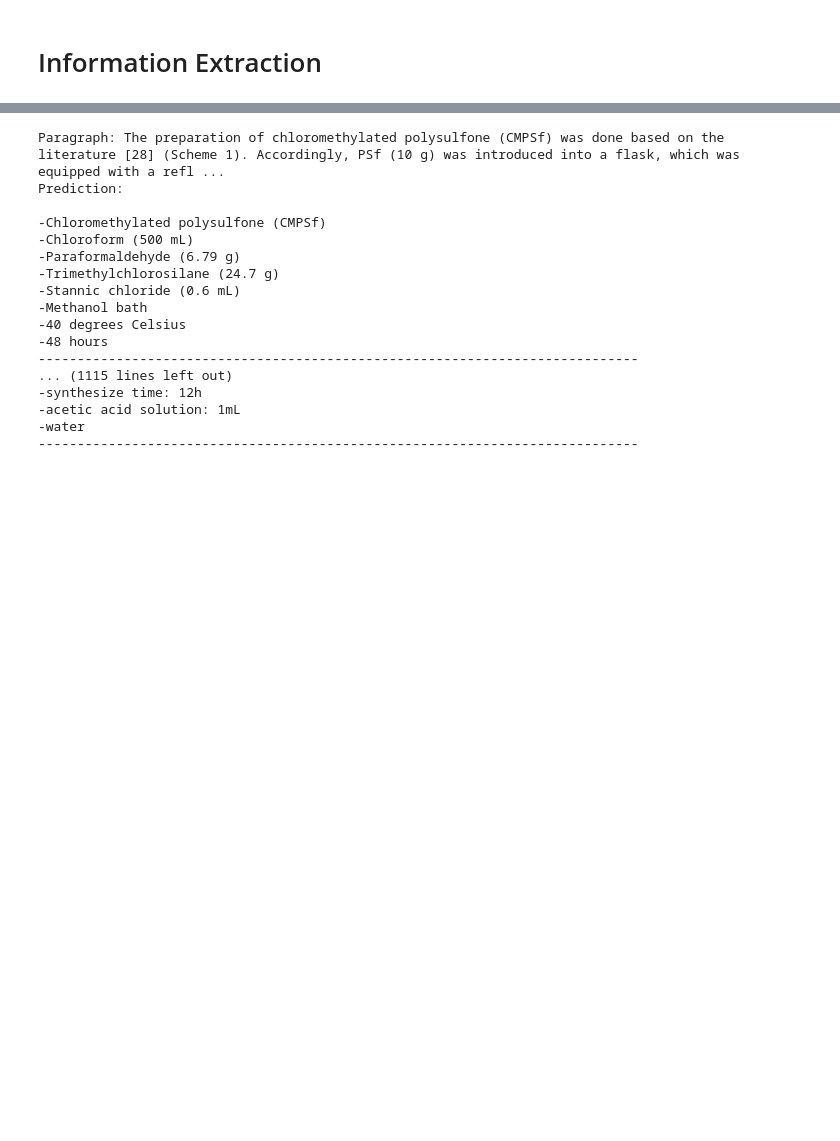
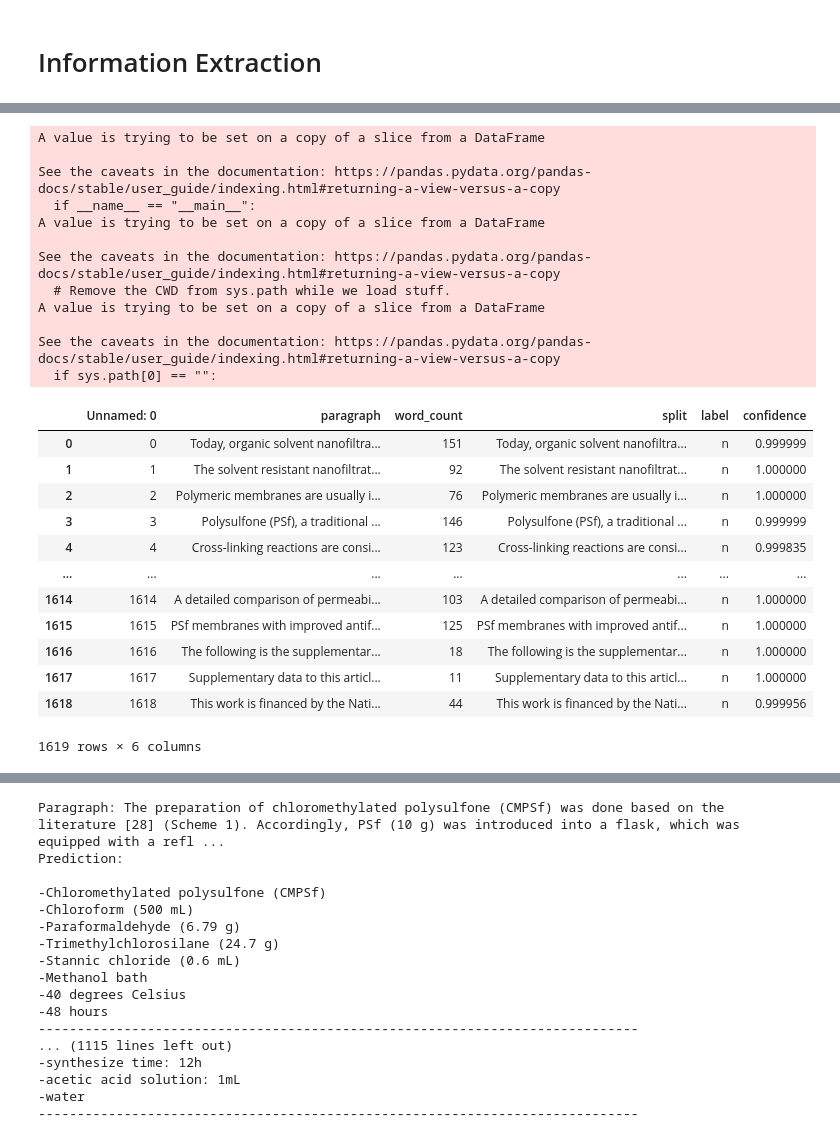
Before and after one commit to Toniaac/Membrane-NLP, a Jupyter notebook: Elsevier API/Elsevier_API_Classify.ipynb, the cells around one changed output, grey strips where cells are left out. Saved outputs shown, nothing was run; the diff lists cells and outputs as text; code cells hidden in the pictures; blank space fills up the shorter version.

```diff
--- a/Elsevier API/Elsevier_API_Classify.ipynb
+++ b/Elsevier API/Elsevier_API_Classify.ipynb
@@ -243,3 +243,8 @@ First, a certain amount of DMAc was added into the flask, and then different wei
 ---------------------------
 The formation conditions of membranes are presented in Table 1. PPSU and SPSf were dried in vacuum oven at 80 degC for 24h before being used. The polymers and additives were dissolved in DMAc under co ...
 ---------------------------
+# %%
+example_joined = pd.read_csv('example_data_labeled_joined.csv')
+for i in example_joined['paragraph']:
+    print(i)
+    print('---------------------------')
@@ -342,0 +311,41 @@ Prediction:  {"polymer": "PSf", "solvent": "DMAc", "non-solvent": "water", "addi
+# %%
+test_papers = pd.read_csv('test_data_labeled.csv')
+#test_papers = pd.read_csv('Example_data_labeled_updated.csv')
+# if label is y, then join all the adjacent paragraphs if their labels are y
+for i in range(len(test_papers)):
+    if test_papers['label'][i] == 'y':
+        j = 0
+        # if the next row is y, then join the current row with the next row
+        while test_papers['label'][i+j+1] == 'y':
+            test_papers['paragraph'][i] = test_papers['paragraph'][i] + ' ' + test_papers['paragraph'][i+j+1]
+            test_papers['label'][i] = 'y'
+            # change the label of the next row to n
+            test_papers['label'][i+j+1] = 'n'
+            j += 1
+test_papers
+# %% [output]
+A value is trying to be set on a copy of a slice from a DataFrame
+
+See the caveats in the documentation: https://pandas.pydata.org/pandas-docs/stable/user_guide/indexing.html#returning-a-view-versus-a-copy
+  if __name__ == "__main__":
+A value is trying to be set on a copy of a slice from a DataFrame
+
+See the caveats in the documentation: https://pandas.pydata.org/pandas-docs/stable/user_guide/indexing.html#returning-a-view-versus-a-copy
+  # Remove the CWD from sys.path while we load stuff.
+A value is trying to be set on a copy of a slice from a DataFrame
+
+See the caveats in the documentation: https://pandas.pydata.org/pandas-docs/stable/user_guide/indexing.html#returning-a-view-versus-a-copy
+  if sys.path[0] == "":
+|  | Unnamed: 0 | paragraph | word_count | split | label | confidence |
+| 0 | 0 | Today, organic solvent nanofiltra... | 151 | Today, organic solvent nanofiltra... | n | 0.999999 |
+| 1 | 1 | The solvent resistant nanofiltrat... | 92 | The solvent resistant nanofiltrat... | n | 1.000000 |
+| 2 | 2 | Polymeric membranes are usually i... | 76 | Polymeric membranes are usually i... | n | 1.000000 |
+| 3 | 3 | Polysulfone (PSf), a traditional ... | 146 | Polysulfone (PSf), a traditional ... | n | 0.999999 |
+| 4 | 4 | Cross-linking reactions are consi... | 123 | Cross-linking reactions are consi... | n | 0.999835 |
+| ... | ... | ... | ... | ... | ... | ... |
+| 1614 | 1614 | A detailed comparison of permeabi... | 103 | A detailed comparison of permeabi... | n | 1.000000 |
+| 1615 | 1615 | PSf membranes with improved antif... | 125 | PSf membranes with improved antif... | n | 1.000000 |
+| 1616 | 1616 | The following is the supplementar... | 18 | The following is the supplementar... | n | 1.000000 |
+| 1617 | 1617 | Supplementary data to this articl... | 11 | Supplementary data to this articl... | n | 1.000000 |
+| 1618 | 1618 | This work is financed by the Nati... | 44 | This work is financed by the Nati... | n | 0.999956 |
+1619 rows × 6 columns
```
Also changed, not shown: parts of 7 cells of this notebook, 6 other files.
